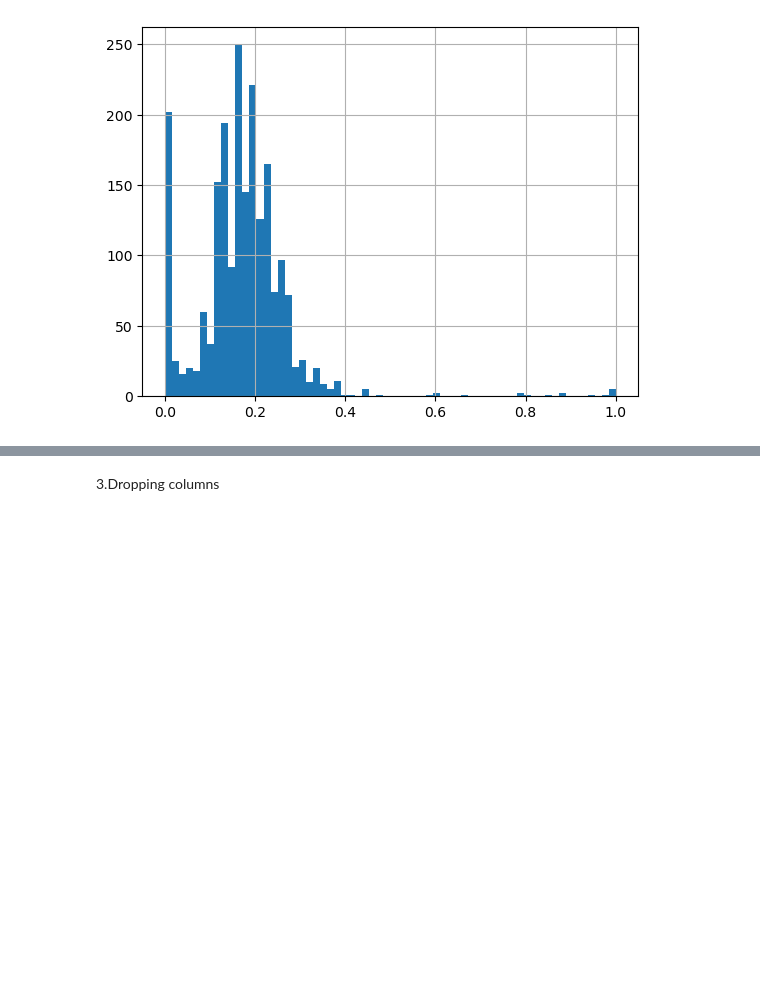
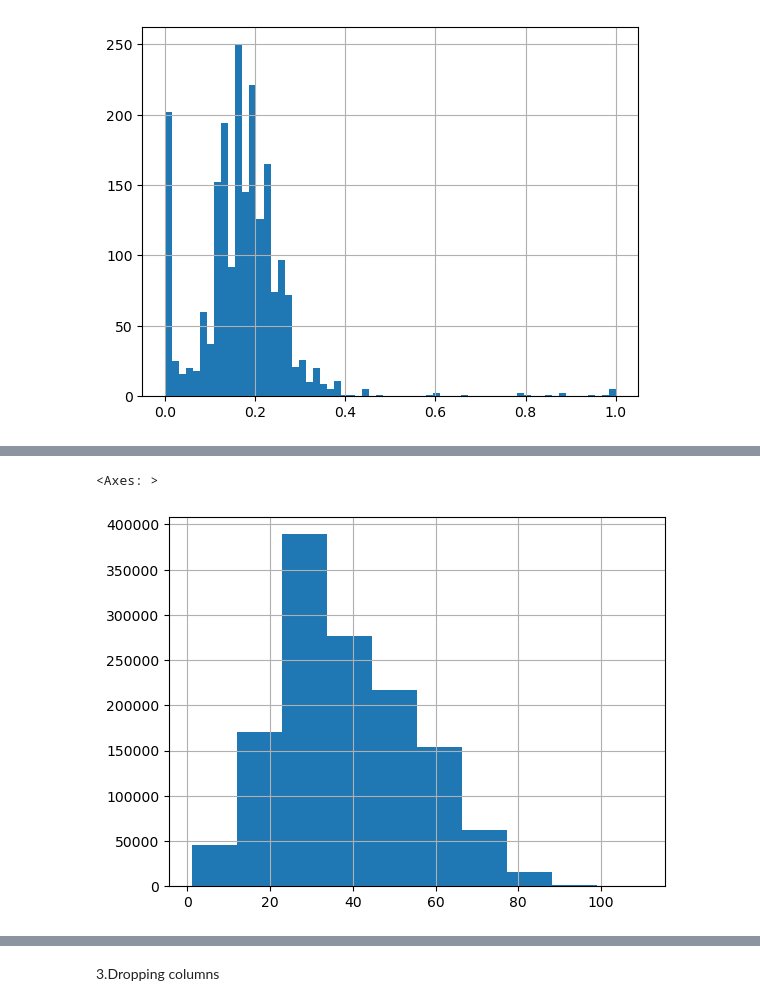
Before and after one commit to marionmacharia/Marion-Phase-3-Project, a Jupyter notebook: index.ipynb, the cells around one changed output, grey strips where cells are left out. Drawn from its saved outputs; the diff is of its cells as text; code cells hidden in the pictures; blank space fills up the shorter version.

```diff
--- a/index.ipynb
+++ b/index.ipynb
@@ -224,0 +232,6 @@ people_eda['BAC_RESULT VALUE'].hist(bins='auto');
+# %%
+# Ages less than 0
+people_eda[people_eda['AGE'] > 0]['AGE'].hist()
+# %% [output]
+<Axes: >
+[figure, added]
```
Also changed, not shown: parts of 8 cells of this notebook.
